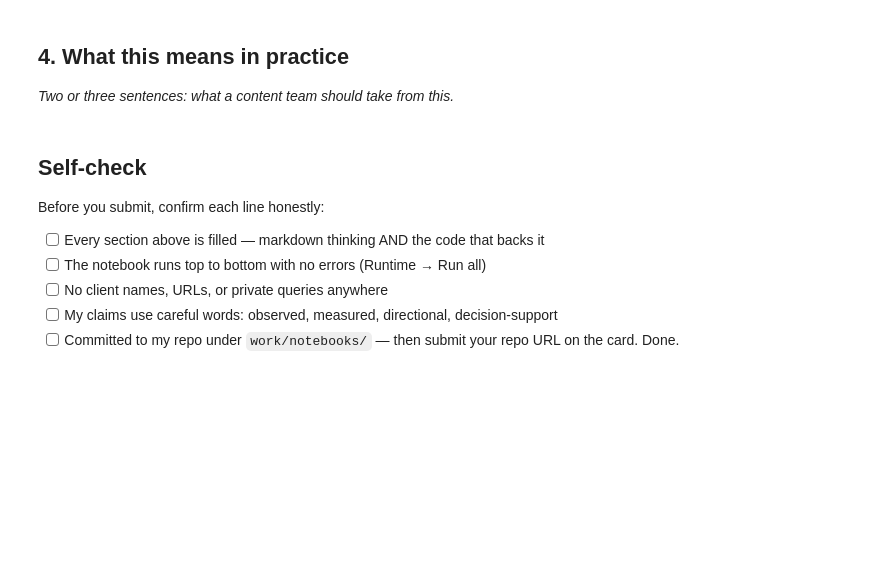
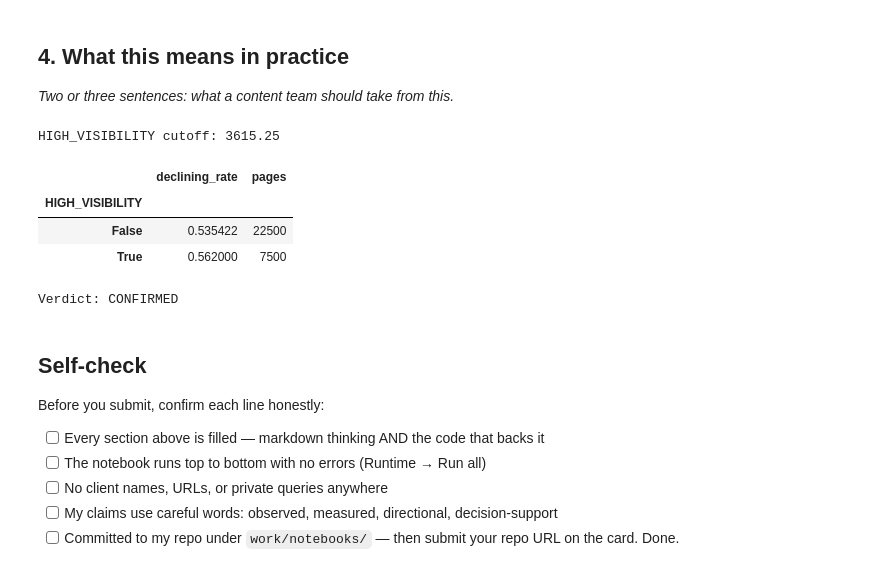
Before and after one commit to bilalahmed251/-ML-Search-Discovery, a Jupyter notebook: work/notebooks/w04_signal_audit.ipynb, the cells around one changed output. Drawn from its saved outputs; the diff is of its cells as text; code cells hidden in the pictures; blank space fills up the shorter version.

```diff
--- a/work/notebooks/w04_signal_audit.ipynb
+++ b/work/notebooks/w04_signal_audit.ipynb
@@ -37,3 +173,33 @@ This skeleton is yours to fill. Work the sections **in order** — each one has
+# %%
+# Recreate the HIGH_VISIBILITY flag used by the baseline
+visibility_cutoff = df["impressions_90d"].quantile(0.75)
+
+df["HIGH_VISIBILITY"] = (
+    df["impressions_90d"] >= visibility_cutoff
+)
+
+flag_test = df.groupby("HIGH_VISIBILITY")["is_declining"].agg(
+    declining_rate="mean",
+    pages="count"
+)
+
+print("HIGH_VISIBILITY cutoff:", visibility_cutoff)
+display(flag_test)
+
+high_rate = flag_test.loc[True, "declining_rate"]
+other_rate = flag_test.loc[False, "declining_rate"]
+
+if high_rate > other_rate:
+    print("Verdict: CONFIRMED")
+else:
+    print("Verdict: OPPOSITE")
+# %% [output]
+HIGH_VISIBILITY cutoff: 3615.25
+|  | declining_rate | pages |
+| HIGH_VISIBILITY |  |  |
+| False | 0.535422 | 22500 |
+| True | 0.562000 | 7500 |
+Verdict: CONFIRMED
 # %% [markdown]
 ## Self-check
 
```
Also changed, not shown: parts of 10 cells of this notebook.
